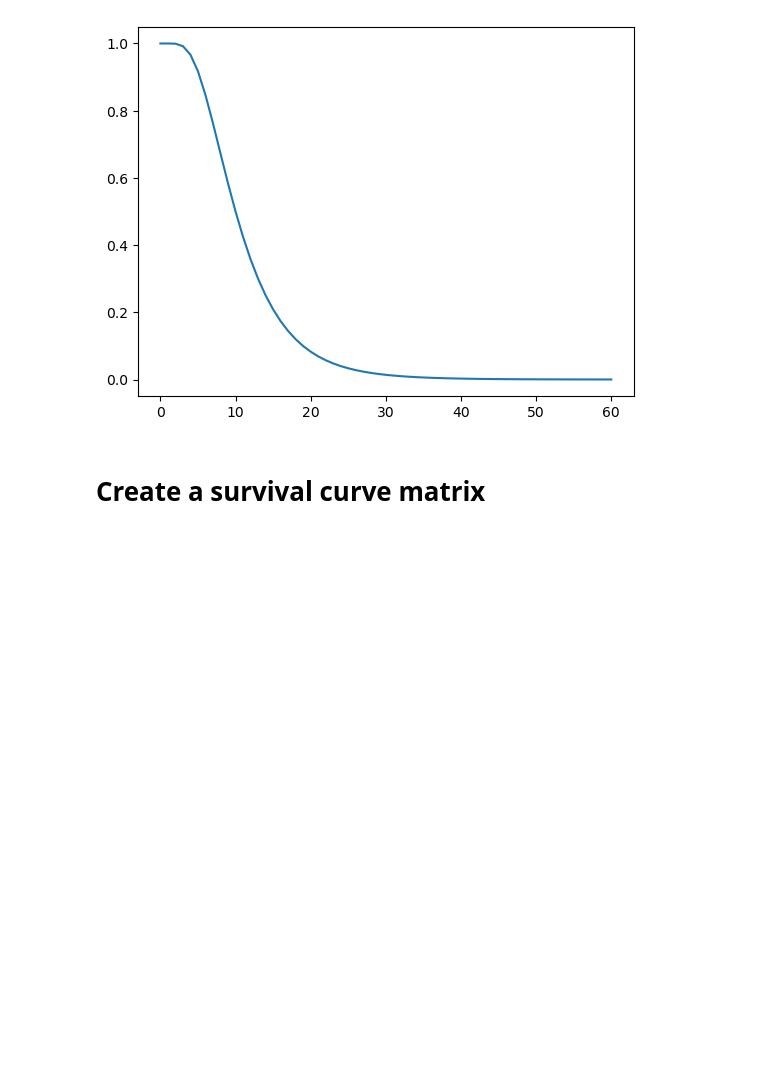
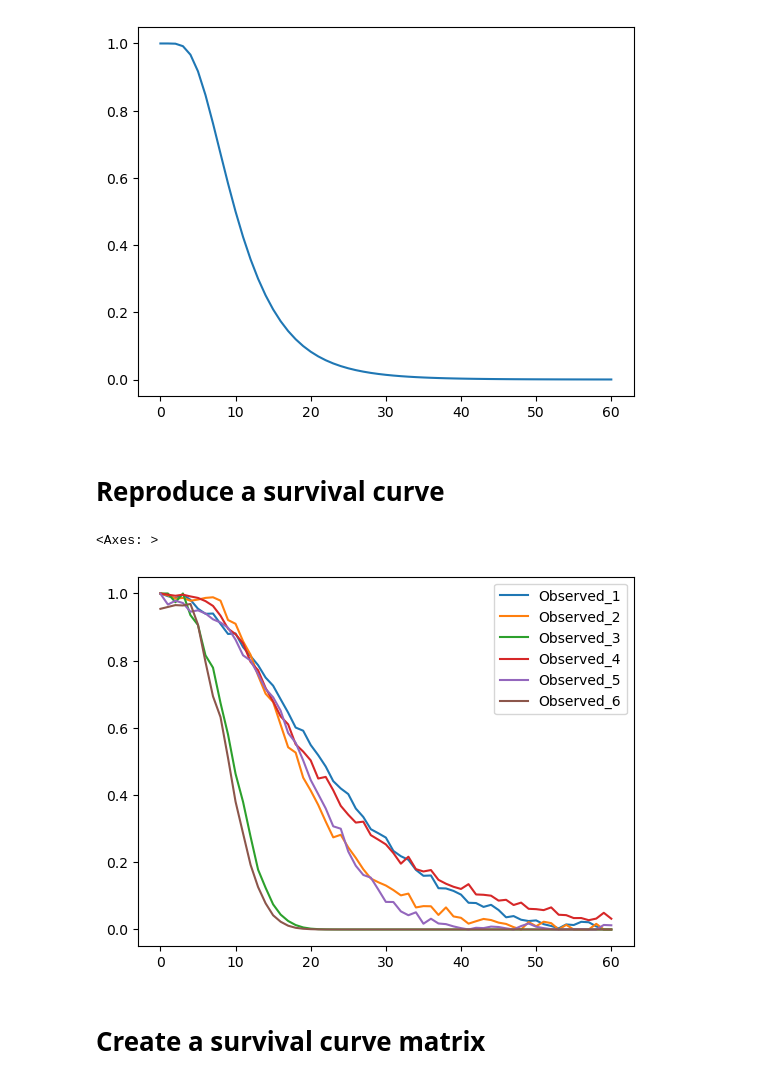
Before and after one commit to adrien-perello/MFA, a Jupyter notebook: 02_stock_driven_and_surv_curves/tutorial_and_homework/notebooks/week_2_tutorial_survival_curves.ipynb, the cells around one changed output. Cells and saved outputs as stored; diff of their text form; code cells hidden in the pictures; blank space fills up the shorter version.

```diff
--- a/02_stock_driven_and_surv_curves/tutorial_and_homework/notebooks/week_2_tutorial_survival_curves.ipynb
+++ b/02_stock_driven_and_surv_curves/tutorial_and_homework/notebooks/week_2_tutorial_survival_curves.ipynb
@@ -157,3 +153,15 @@ plt.plot(survival_curve)
 plt.show()
 # %% [output]
 [figure]
+# %% [markdown]
+# Reproduce a survival curve
+# %%
+# Choose 3 different observed survival curves from the
+# 'sf' sheet in the 'MFA_II_tutorial_II.xlsx' file,
+# and try to match them using one of the distributions above.
+file_path = BASE_DIR / "data" / "raw" / "MFA_II_tutorial_II.xlsx"
+observed_sf = pd.read_excel(file_path, sheet_name="sf")
+observed_sf.plot()
+# %% [output]
+<Axes: >
+[figure, added]
```
Also changed, not shown: parts of 4 cells of this notebook, 1 other file.
